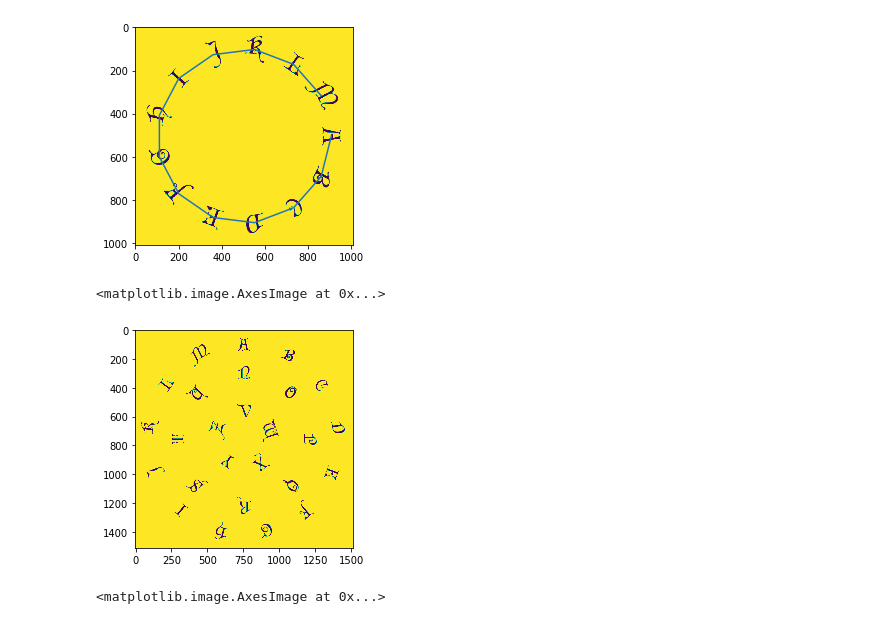
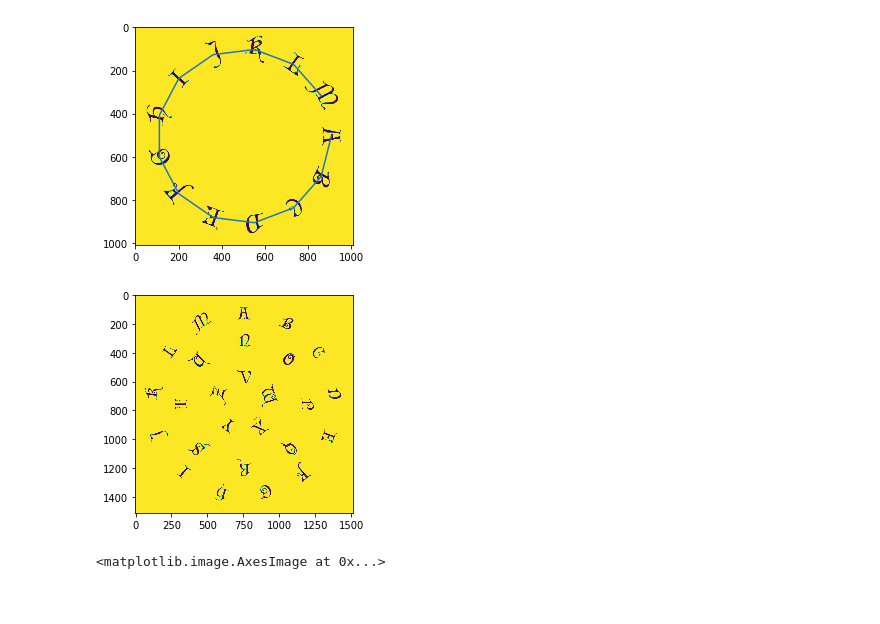
Before and after one commit to macbuse/sigil, a Jupyter notebook: turn_letters.ipynb, the cells around one changed output. Cells and saved outputs as stored; diff of their text form; code cells hidden in the pictures.

```diff
--- a/turn_letters.ipynb
+++ b/turn_letters.ipynb
@@ -84,19 +84,17 @@ for n in [13,8,5]:
 # %%
 y,x = letters[0].shape
 size = y*12
 target = np.ones((size,size))
 cc = size//2
-R = cc - 100
+R = cc - max(x,y)
+
 positions = np.array([cc,cc]) - R*centers/100
-positions = positions.astype(int)
-
-for char,ang,p in zip(letters,angles,pos):
+for char,ang,p in zip(letters,angles,positions.astype(int)):
     paste(rot(char,ang), target, p)
 
-plt.imshow(target)
+plt.imshow(target);
 # %% [output]
-<matplotlib.image.AxesImage at 0x...>
-[figure, old version]
+[figure, new version]
 # %%
 plt.imshow(img)
 # %% [output]
```
Also changed, not shown: parts of 1 cell of this notebook.
